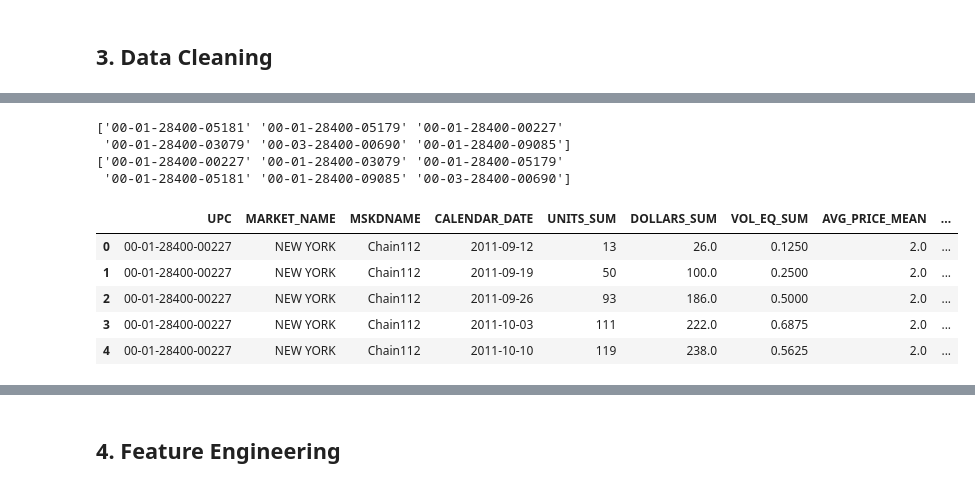
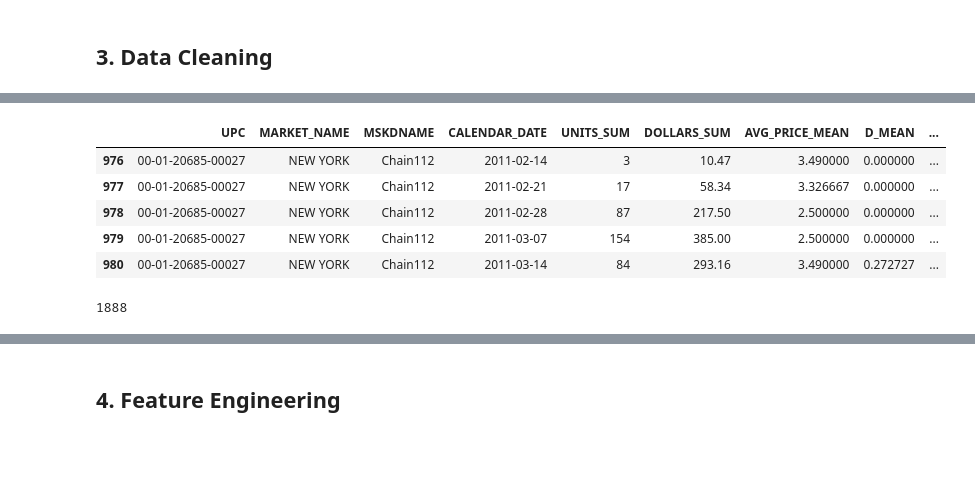
Before and after one commit to mistermakc/demand-prediction, a Jupyter notebook: analysis/regression-model.ipynb, the cells around one changed output, grey strips where cells are left out. Drawn from its saved outputs; the diff is of its cells as text; code cells hidden in the pictures; blank space fills up the shorter version.

```diff
--- a/analysis/regression-model.ipynb
+++ b/analysis/regression-model.ipynb
@@ -656,0 +722,2 @@ Name: DOLLARS, dtype: float64
+# %%
+product_type = "RTE POPCORN"
@@ -658,17 +748,17 @@ Name: DOLLARS, dtype: float64
 chain = "Chain112"
 # %%
 # Filter the DataFrame
-ny_pepsico_top20_df = ny_pepsico_stacked_df[(ny_pepsico_stacked_df['PRODUCT TYPE'] == product_type) &
-                                    (ny_pepsico_stacked_df['MSKDNAME'] == chain)].copy()
+ny_top20_df = ny_stacked_df[(ny_stacked_df['PRODUCT TYPE'] == product_type) &
+                                    (ny_stacked_df['MSKDNAME'] == chain)].copy()
 
-# Group by 'UPC', 'PRODUCT TYPE', and 'MSKDNAME', and aggregate by summing 'DOLLARS'
-ny_pepsico_top20_df = ny_pepsico_top20_df.groupby(['UPC', 'PRODUCT TYPE', 'MSKDNAME'])['DOLLARS'].sum().reset_index()
+# Group by 'UPC', 'PRODUCT TYPE', and 'MSKDNAME', aggregate by summing 'DOLLARS' and count the number of rows in each group
+ny_top20_df = ny_top20_df.groupby(['UPC', 'PRODUCT TYPE', 'MSKDNAME']).agg(DOLLARS_SUM=('DOLLARS', 'sum'), COUNT=('UPC', 'count')).reset_index()
 
 # Sort the DataFrame by 'DOLLARS' in descending order
-ny_pepsico_top20_df = ny_pepsico_top20_df.sort_values('DOLLARS', ascending=False)
+ny_top20_df = ny_top20_df.sort_values('DOLLARS_SUM', ascending=False)
 
 # Get the top 20 rows based on 'DOLLARS'
-ny_pepsico_top20_df = grouped_df.nlargest(20, 'DOLLARS')
+ny_top20_df = ny_top20_df.nlargest(20, 'DOLLARS_SUM')
 
 # -> TOP 20 dataset based on MAIN
 
@@ -701,13 +801,13 @@ print(len(ny_pepsico_top20_df.index))
 # %%
 # Filter the DataFrame
-ny_pepsico_all_df = ny_pepsico_stacked_df[(ny_pepsico_stacked_df['PRODUCT TYPE'] == product_type) &
-                                    (ny_pepsico_stacked_df['MSKDNAME'] == chain)].copy()
+ny_all_df = ny_stacked_df[(ny_stacked_df['PRODUCT TYPE'] == product_type) &
+                                    (ny_stacked_df['MSKDNAME'] == chain)].copy()
 
 # Group by 'UPC', 'MARKET_NAME', 'MSKDNAME', and 'CALENDAR_DATE', and perform the aggregation
-ny_pepsico_all_df = filtered_df.groupby(['UPC', 'MARKET_NAME', 'MSKDNAME', 'CALENDAR_DATE']).agg(
+ny_all_df = ny_all_df.groupby(['UPC', 'MARKET_NAME', 'MSKDNAME', 'CALENDAR_DATE']).agg(
     UNITS_SUM=('UNITS', 'sum'),
     DOLLARS_SUM=('DOLLARS', 'sum'),
-    VOL_EQ_SUM=('VOL_EQ', 'sum'),
+    #VOL_EQ_SUM=('VOL_EQ', 'sum'),
     AVG_PRICE_MEAN=('AVG_PRICE', 'mean'),
     D_MEAN=('D', 'mean'),
     PR_MEAN=('PR', 'mean'),
@@ -741,0 +842,15 @@ print(len(ny_pepsico_all_df.index))
+# %%
+# First, rename 'UPC' in the second dataframe to 'join_UPC' to avoid a collision in column names
+ny_top20_df = ny_top20_df.rename(columns={'UPC': 'join_UPC'})
+
+# Merge the two dataframes
+ny_train_df = ny_all_df.merge(ny_top20_df[['join_UPC']], left_on='UPC', right_on='join_UPC', how='left').copy()
+
+# Drop rows with missing values in the 'join_UPC' column
+ny_train_df = ny_train_df.dropna(subset=['join_UPC'])
+
+# Drop the 'join_UPC' column itself
+ny_train_df = ny_train_df.drop(columns=['join_UPC'])
+
+# Display the dataframe
+ny_train_df
@@ -742,27 +871,24 @@ print(len(ny_pepsico_all_df.index))
 # %%
-# Get a list of the 'UPC' values in ny_pepsico_top20_df
-top_20_upcs = ny_pepsico_top20_df['UPC'].unique()
-all_upcs = ny_pepsico_all_df['UPC'].unique()
-print(top_20_upcs)
-print(all_upcs)
+# Get a list of the 'UPC' values in ny_top20_df
+#top_20_upcs = ny_top20_df['UPC'].unique()
+#all_upcs = ny_all_df['UPC'].unique()
 
-# Filter ny_pepsico_all_df to include only the rows where 'UPC' is in top_20_upcs
-ny_pepsico_train_df = ny_pepsico_all_df[ny_pepsico_all_df['UPC'].isin(top_20_upcs)]
+# Filter ny_all_df to include only the rows where 'UPC' is in top_20_upcs
+#ny_train_df = ny_all_df[ny_all_df['UPC'].isin(top_20_upcs)]
 
 # Concatinate top 20 dataset with all on upc (without left)
 
 # -> training the model on top 20 products
-# %% [output]
-['00-01-28400-05181' '00-01-28400-05179' '00-01-28400-00227'
- '00-01-28400-03079' '00-03-28400-00690' '00-01-28400-09085']
-['00-01-28400-00227' '00-01-28400-03079' '00-01-28400-05179'
- '00-01-28400-05181' '00-01-28400-09085' '00-03-28400-00690']
 # %%
-ny_pepsico_train_df.head()
+ny_train_df.head()
 # %% [output]
-|  | UPC | MARKET_NAME | MSKDNAME | CALENDAR_DATE | UNITS_SUM | DOLLARS_SUM | VOL_EQ_SUM | AVG_PRICE_MEAN | ... |
-| 0 | 00-01-28400-00227 | NEW YORK | Chain112 | 2011-09-12 | 13 | 26.0 | 0.1250 | 2.0 | ... |
-| 1 | 00-01-28400-00227 | NEW YORK | Chain112 | 2011-09-19 | 50 | 100.0 | 0.2500 | 2.0 | ... |
-| 2 | 00-01-28400-00227 | NEW YORK | Chain112 | 2011-09-26 | 93 | 186.0 | 0.5000 | 2.0 | ... |
-| 3 | 00-01-28400-00227 | NEW YORK | Chain112 | 2011-10-03 | 111 | 222.0 | 0.6875 | 2.0 | ... |
-| 4 | 00-01-28400-00227 | NEW YORK | Chain112 | 2011-10-10 | 119 | 238.0 | 0.5625 | 2.0 | ... |
+|  | UPC | MARKET_NAME | MSKDNAME | CALENDAR_DATE | UNITS_SUM | DOLLARS_SUM | AVG_PRICE_MEAN | D_MEAN | ... |
+| 976 | 00-01-20685-00027 | NEW YORK | Chain112 | 2011-02-14 | 3 | 10.47 | 3.490000 | 0.000000 | ... |
+| 977 | 00-01-20685-00027 | NEW YORK | Chain112 | 2011-02-21 | 17 | 58.34 | 3.326667 | 0.000000 | ... |
+| 978 | 00-01-20685-00027 | NEW YORK | Chain112 | 2011-02-28 | 87 | 217.50 | 2.500000 | 0.000000 | ... |
+| 979 | 00-01-20685-00027 | NEW YORK | Chain112 | 2011-03-07 | 154 | 385.00 | 2.500000 | 0.000000 | ... |
+| 980 | 00-01-20685-00027 | NEW YORK | Chain112 | 2011-03-14 | 84 | 293.16 | 3.490000 | 0.272727 | ... |
+# %%
+print(len(ny_train_df))
+# %% [output]
+1888
```
Also changed, not shown: parts of 76 cells of this notebook.
